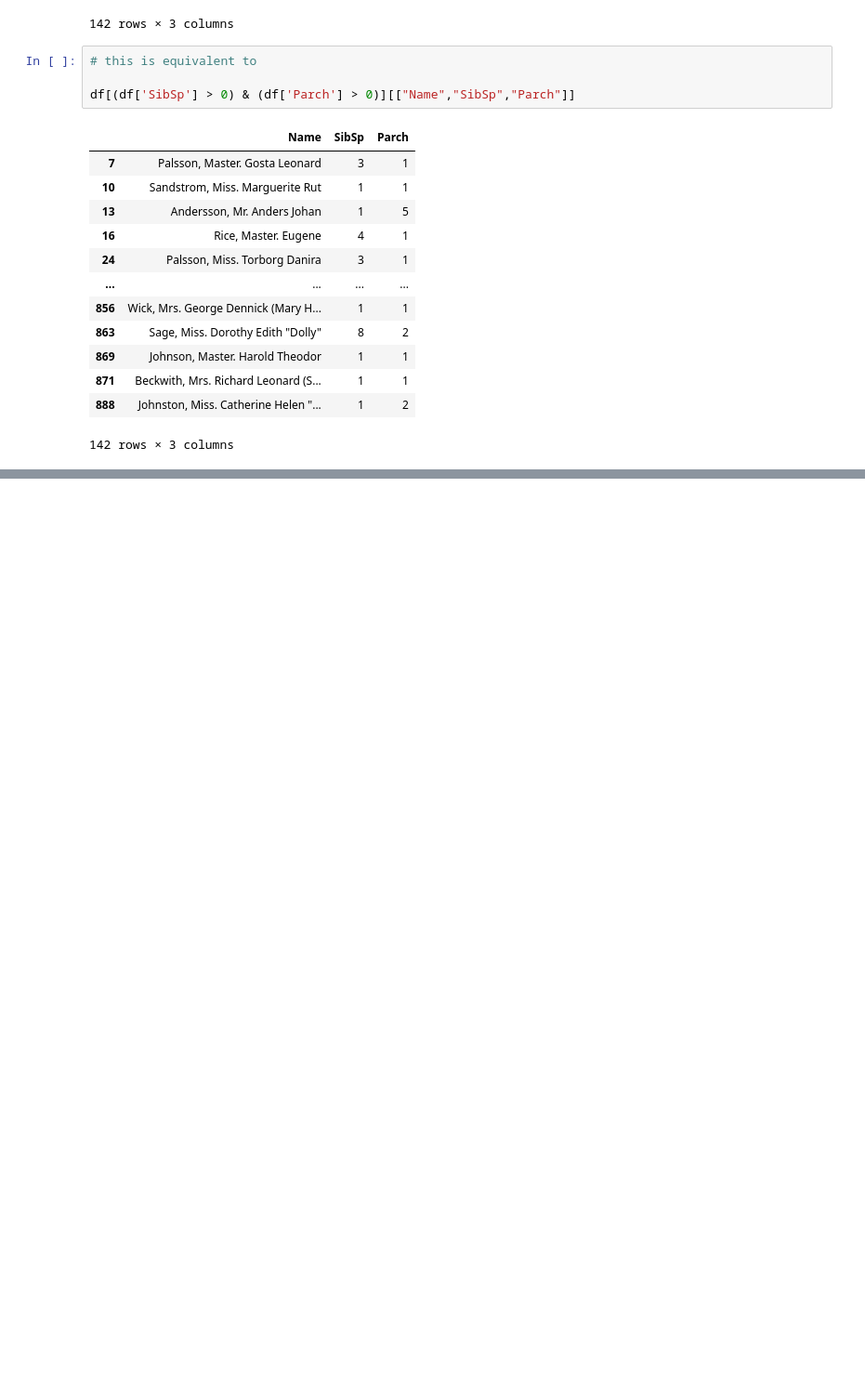
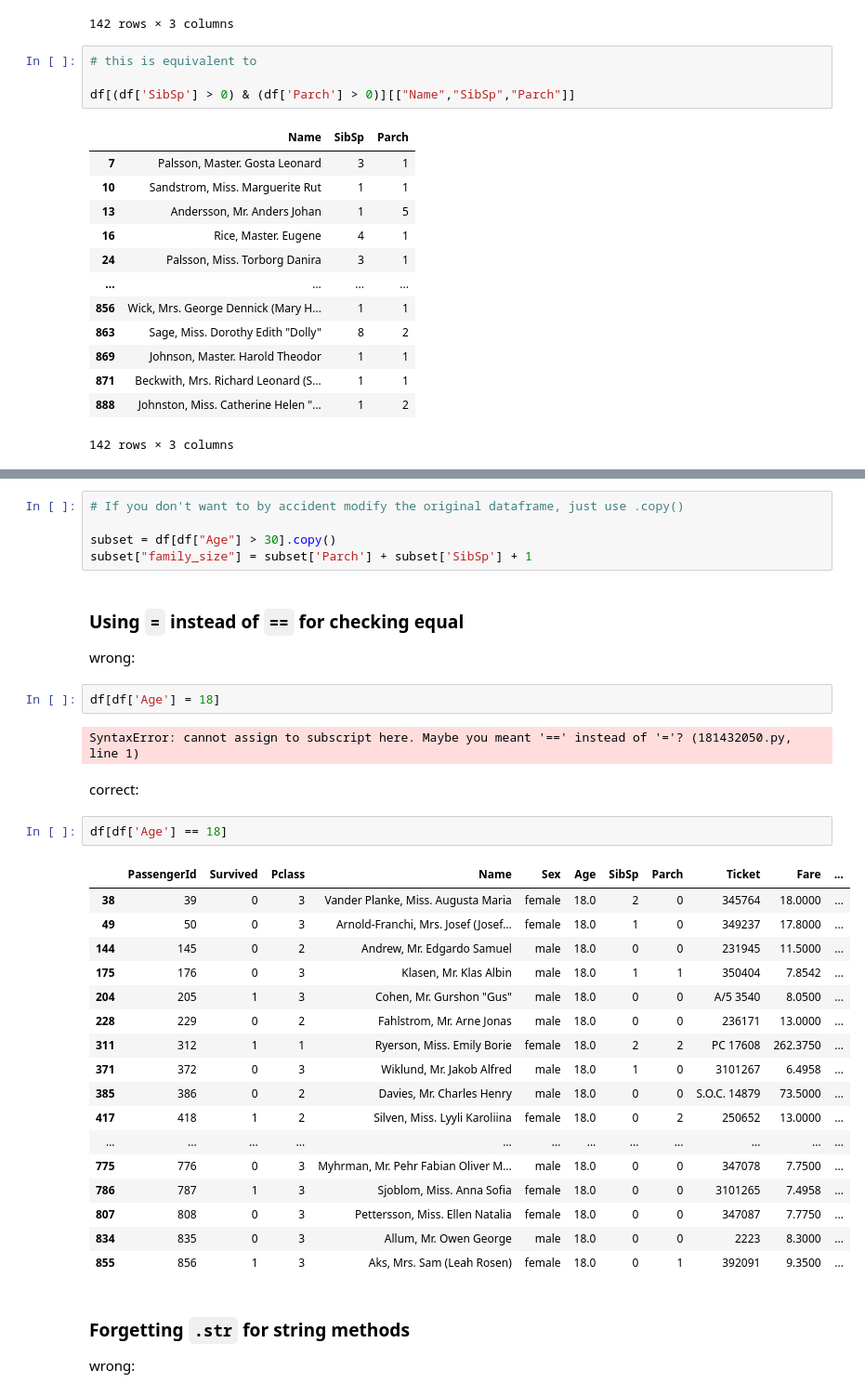
Before and after one commit to jieshu-wang-SBU/EST389_371_2026_spring, a Jupyter notebook: lectures/08-core_data_manipulation/08-02_Advanced_filtering.ipynb, the cells around one changed output, grey strips where cells are left out. Shown at 93% size. Drawn from its saved outputs; the diff is of its cells as text; blank space fills up the shorter version.

Commit message:
advanced string operations

```diff
--- a/lectures/08-core_data_manipulation/08-02_Advanced_filtering.ipynb
+++ b/lectures/08-core_data_manipulation/08-02_Advanced_filtering.ipynb
@@ -502,0 +563,37 @@ df[(df['SibSp'] > 0) & (df['Parch'] > 0)][["Name","SibSp","Parch"]]
+# %%
+# If you don't want to by accident modify the original dataframe, just use .copy()
+
+subset = df[df["Age"] > 30].copy()
+subset["family_size"] = subset['Parch'] + subset['SibSp'] + 1
+# %% [markdown]
+### Using `=` instead of `==` for checking equal
+wrong:
+# %%
+df[df['Age'] = 18]
+# %% [output]
+SyntaxError: cannot assign to subscript here. Maybe you meant '==' instead of '='? (181432050.py, line 1)
+# %% [markdown]
+correct:
+# %%
+df[df['Age'] == 18]
+# %% [output]
+|  | PassengerId | Survived | Pclass | Name | Sex | Age | SibSp | Parch | Ticket | Fare | ... |
+| 38 | 39 | 0 | 3 | Vander Planke, Miss. Augusta Maria | female | 18.0 | 2 | 0 | 345764 | 18.0000 | ... |
+| 49 | 50 | 0 | 3 | Arnold-Franchi, Mrs. Josef (Josef... | female | 18.0 | 1 | 0 | 349237 | 17.8000 | ... |
+| 144 | 145 | 0 | 2 | Andrew, Mr. Edgardo Samuel | male | 18.0 | 0 | 0 | 231945 | 11.5000 | ... |
+| 175 | 176 | 0 | 3 | Klasen, Mr. Klas Albin | male | 18.0 | 1 | 1 | 350404 | 7.8542 | ... |
+| 204 | 205 | 1 | 3 | Cohen, Mr. Gurshon "Gus" | male | 18.0 | 0 | 0 | A/5 3540 | 8.0500 | ... |
+| 228 | 229 | 0 | 2 | Fahlstrom, Mr. Arne Jonas | male | 18.0 | 0 | 0 | 236171 | 13.0000 | ... |
+| 311 | 312 | 1 | 1 | Ryerson, Miss. Emily Borie | female | 18.0 | 2 | 2 | PC 17608 | 262.3750 | ... |
+| 371 | 372 | 0 | 3 | Wiklund, Mr. Jakob Alfred | male | 18.0 | 1 | 0 | 3101267 | 6.4958 | ... |
+| 385 | 386 | 0 | 2 | Davies, Mr. Charles Henry | male | 18.0 | 0 | 0 | S.O.C. 14879 | 73.5000 | ... |
+| 417 | 418 | 1 | 2 | Silven, Miss. Lyyli Karoliina | female | 18.0 | 0 | 2 | 250652 | 13.0000 | ... |
+| ... | ... | ... | ... | ... | ... | ... | ... | ... | ... | ... | ... |
+| 775 | 776 | 0 | 3 | Myhrman, Mr. Pehr Fabian Oliver M... | male | 18.0 | 0 | 0 | 347078 | 7.7500 | ... |
+| 786 | 787 | 1 | 3 | Sjoblom, Miss. Anna Sofia | female | 18.0 | 0 | 0 | 3101265 | 7.4958 | ... |
+| 807 | 808 | 0 | 3 | Pettersson, Miss. Ellen Natalia | female | 18.0 | 0 | 0 | 347087 | 7.7750 | ... |
+| 834 | 835 | 0 | 3 | Allum, Mr. Owen George | male | 18.0 | 0 | 0 | 2223 | 8.3000 | ... |
+| 855 | 856 | 1 | 3 | Aks, Mrs. Sam (Leah Rosen) | female | 18.0 | 0 | 1 | 392091 | 9.3500 | ... |
+# %% [markdown]
+### Forgetting `.str` for string methods
+wrong:
```
Also changed, not shown: parts of 12 cells of this notebook, 1 other file.
